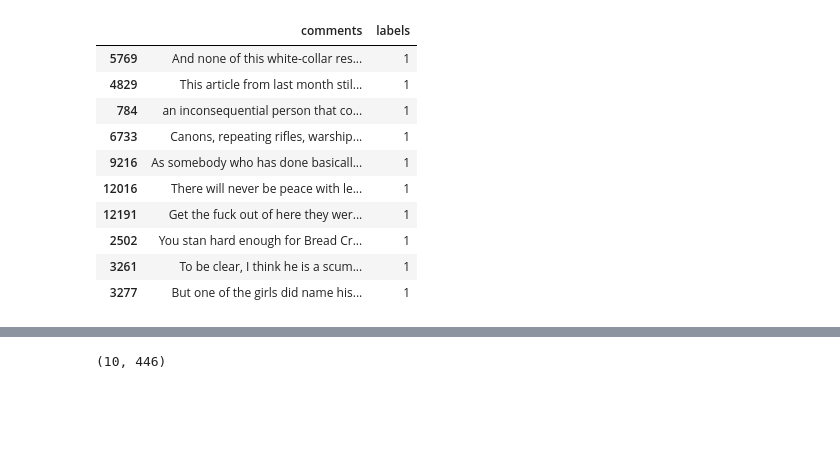
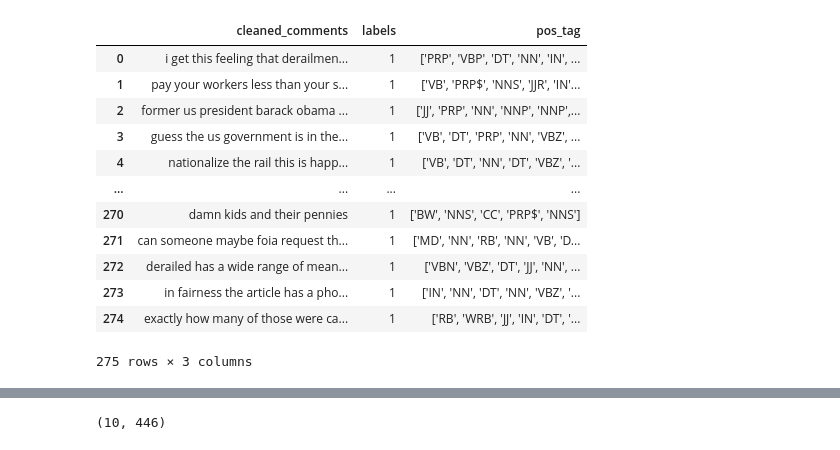
Before and after one commit to krishnadheerajkrovi/CSCI544_NLP_Project, a Jupyter notebook: similarity.ipynb, the cells around one changed output, grey strips where cells are left out. Cells and saved outputs as stored; diff of their text form; code cells hidden in the pictures; blank space fills up the shorter version.

```diff
--- a/similarity.ipynb
+++ b/similarity.ipynb
@@ -9,18 +9,20 @@ good_sent = good_sent[['comments','labels']]
 # %%
-bad_sent = bad_sent.sample(10)
-bad_sent
+# bad_sent = bad_sent.sample(10)
+# bad_sent
 # %% [output]
-|  | comments | labels |
-| 5769 | And none of this white-collar res... | 1 |
-| 4829 | This article from last month stil... | 1 |
-| 784 | an inconsequential person that co... | 1 |
-| 6733 | Canons, repeating rifles, warship... | 1 |
-| 9216 | As somebody who has done basicall... | 1 |
-| 12016 | There will never be peace with le... | 1 |
-| 12191 | Get the fuck out of here they wer... | 1 |
-| 2502 | You stan hard enough for Bread Cr... | 1 |
-| 3261 | To be clear, I think he is a scum... | 1 |
-| 3277 | But one of the girls did name his... | 1 |
+|  | cleaned_comments | labels | pos_tag |
+| 0 | i get this feeling that derailmen... | 1 | ['PRP', 'VBP', 'DT', 'NN', 'IN', ... |
+| 1 | pay your workers less than your s... | 1 | ['VB', 'PRP$', 'NNS', 'JJR', 'IN'... |
+| 2 | former us president barack obama ... | 1 | ['JJ', 'PRP', 'NN', 'NNP', 'NNP',... |
+| 3 | guess the us government is in the... | 1 | ['VB', 'DT', 'PRP', 'NN', 'VBZ', ... |
+| 4 | nationalize the rail this is happ... | 1 | ['VB', 'DT', 'NN', 'DT', 'VBZ', '... |
+| ... | ... | ... | ... |
+| 270 | damn kids and their pennies | 1 | ['BW', 'NNS', 'CC', 'PRP$', 'NNS'] |
+| 271 | can someone maybe foia request th... | 1 | ['MD', 'NN', 'RB', 'NN', 'VB', 'D... |
+| 272 | derailed has a wide range of mean... | 1 | ['VBN', 'VBZ', 'DT', 'JJ', 'NN', ... |
+| 273 | in fairness the article has a pho... | 1 | ['IN', 'NN', 'DT', 'NN', 'VBZ', '... |
+| 274 | exactly how many of those were ca... | 1 | ['RB', 'WRB', 'JJ', 'IN', 'DT', '... |
+275 rows × 3 columns
 # %%
 good_sent_vectors = []
 bad_sent_vectors = []
```
Also changed, not shown: parts of 25 cells of this notebook, 6 other files.
